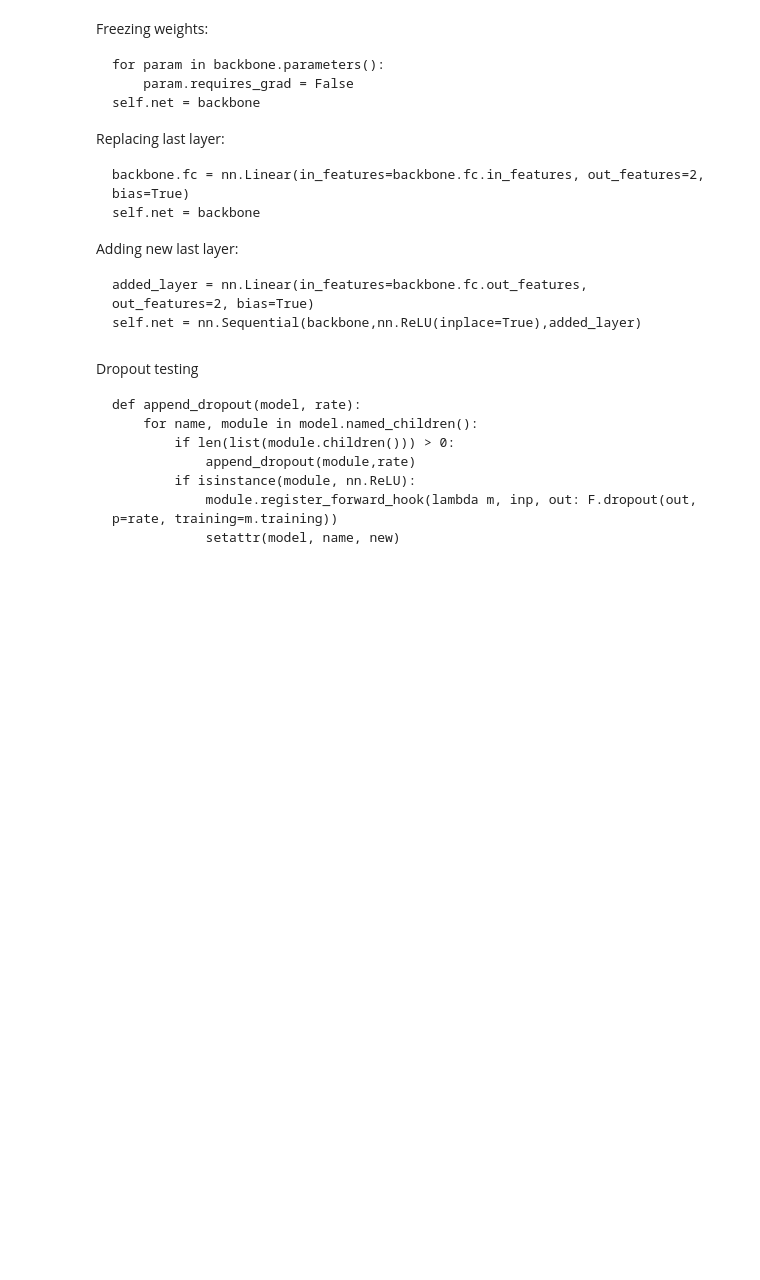
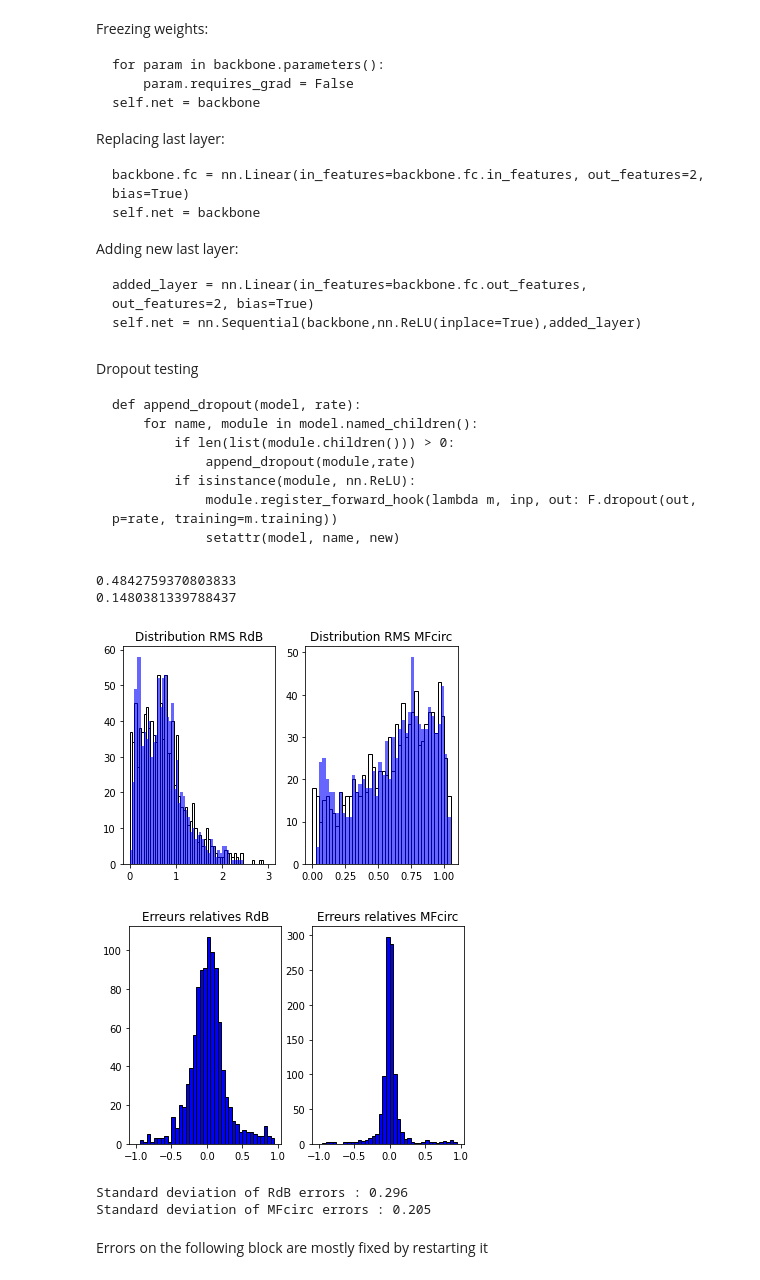
Before and after one commit to cbun1123/map_fit, a Jupyter notebook: Stage.ipynb, the cells around one changed output. Saved outputs shown, nothing was run; the diff lists cells and outputs as text; code cells hidden in the pictures; blank space fills up the shorter version.

```diff
--- a/Stage.ipynb
+++ b/Stage.ipynb
@@ -314,35 +314,66 @@ trainer.tune(model=model)
 
 # Training
 trainer.fit(model=model)
+# %%
+# Loading best checkpoint and getting test loss
+t_loss = trainer.test()[0].get('test_loss')
+
+# Get test data
+X_test, y_test = testset.getData()
+model.eval()
+with torch.no_grad():
+    y_pred = model(X_test)
 # %%
-# Loading best checkpoint and getting test loss
-#t_loss = trainer.test()[0].get('test_loss')
-
-# Get test data
-#X_test, y_test = testset.getData()
-#model.eval()
-#with torch.no_grad():
-#    y_pred = model(X_test)
-
 print(torch.abs(torch.div(y_pred-y_test,y_test)).mean().item())
 print(torch.abs(torch.div(y_pred-y_test,y_pred)).mean().item())
 
-# Define histogram binning
+# Define RMS histogram binning
 nb = 20
 bins1 = np.arange(0, max(torch.max(y_test[:,0]), torch.max(y_pred[:,0])), 1/nb)
-bins2 = np.arange(0, max(torch.max(y_test[:,1]), torch.max(y_pred[:,1])), 1/nb)
+bins2 = np.arange(0, max(torch.max(y_test[:,1]), torch.max(y_pred[:,1])), 1/(2*nb))
 
 # Plot RMS distributions
-plt.title(f"Training loss : {t_loss:.3f}")
 plt.subplot(1,2,1)
 plt.hist(y_test[:,0], bins=bins1, color='white', edgecolor='black')
-plt.hist(y_pred[:,0], bins=bins1, color='red', alpha=0.5)
-plt.title("Distribution des RMS RdB")
+plt.hist(y_pred[:,0], bins=bins1, color='blue', alpha=0.6)
+plt.title("Distribution RMS RdB")
 plt.subplot(1,2,2)
 plt.hist(y_test[:,1], bins=bins2, color='white', edgecolor='black')
-plt.hist(y_pred[:,1], bins=bins2, color='red', alpha=0.5)
-plt.title("Distribution des RMS MFcirc")
+plt.hist(y_pred[:,1], bins=bins2, color='blue', alpha=0.6)
+plt.title("Distribution RMS MFcirc")
 plt.show()
+
+
+# Define error distributions
+D_rdb = torch.div(y_pred[:,0]-y_test[:,0],y_pred[:,0])
+D_mfcirc = torch.div(y_pred[:,1]-y_test[:,1],y_pred[:,1])
+
+# Define error histogram binning
+nb = 20
+bins3 = np.arange(-1, 1, 1/nb)
+bins4 = np.arange(-1, 1, 1/nb)
+
+# Plot error distributions
+plt.subplot(1,2,1)
+plt.hist(D_rdb, bins=bins3, color='blue', edgecolor='black')
+plt.title("Erreurs relatives RdB")
+plt.subplot(1,2,2)
+plt.hist(D_mfcirc, bins=bins4, color='blue', edgecolor='black')
+plt.title("Erreurs relatives MFcirc")
+plt.show()
+
+# Print std
+print(f'Standard deviation of RdB errors : {torch.std(D_rdb).item():.3f}')
+print(f'Standard deviation of MFcirc errors : {torch.std(D_mfcirc).item():.3f}')
+# %% [output]
+0.4842759370803833
+0.1480381339788437
+[figure, added]
+[figure, added]
+Standard deviation of RdB errors : 0.296
+Standard deviation of MFcirc errors : 0.205
+# %% [markdown]
+Errors on the following block are mostly fixed by restarting it
 # %%
 # save for inference
 filename = f'/content/{model_name}_{t_loss:.3f}_inf.onnx'
```
Also changed, not shown: parts of 2 cells of this notebook.
